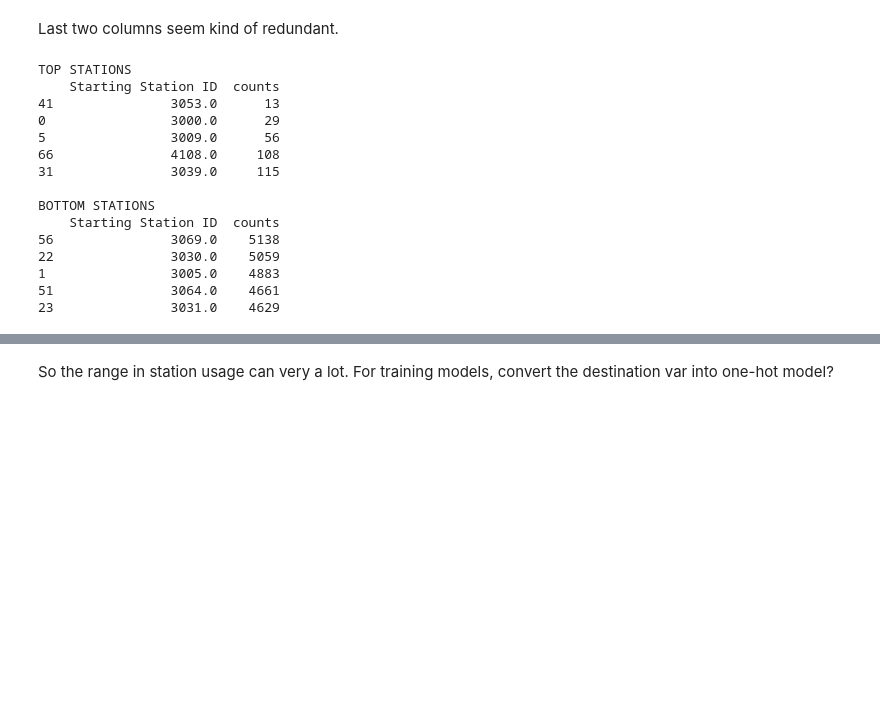
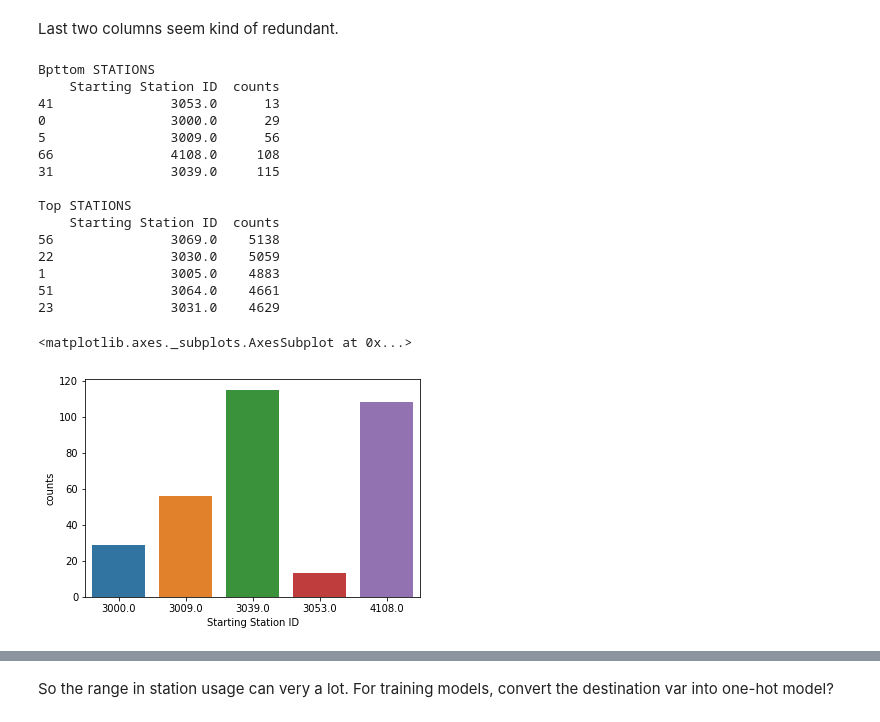
Before and after one commit to gkim98/capital-one-bike-challenge, a Jupyter notebook: bike-share-analysis/ExploratoryAnalysis.ipynb, the cells around one changed output, grey strips where cells are left out. Drawn from its saved outputs; the diff is of its cells as text; code cells hidden in the pictures; blank space fills up the shorter version.

```diff
--- a/bike-share-analysis/ExploratoryAnalysis.ipynb
+++ b/bike-share-analysis/ExploratoryAnalysis.ipynb
@@ -45,13 +45,13 @@ data['Starting Station ID'].nunique()
 Last two columns seem kind of redundant.
 # %%
 station_counts = data.groupby('Starting Station ID').size().reset_index(name="counts")
-print("TOP STATIONS")
+print("Bpttom STATIONS")
 print(station_counts.sort_values('counts', ascending=True).head())
 print()
-print("BOTTOM STATIONS")
+print("Top STATIONS")
 print(station_counts.sort_values('counts', ascending=False).head())
 # %% [output]
-TOP STATIONS
+Bpttom STATIONS
     Starting Station ID  counts
 41               3053.0      13
 0                3000.0      29
@@ -59,10 +59,18 @@ TOP STATIONS
 66               4108.0     108
 31               3039.0     115
 
-BOTTOM STATIONS
+Top STATIONS
     Starting Station ID  counts
 56               3069.0    5138
 22               3030.0    5059
 1                3005.0    4883
 51               3064.0    4661
 23               3031.0    4629
+# %%
+top = station_counts.sort_values('counts', ascending=True).head()
+bottom = station_counts.sort_values('counts', ascending=False).head()
+# %%
+sns.barplot(data=top, x='Starting Station ID', y='counts')
+# %% [output]
+<matplotlib.axes._subplots.AxesSubplot at 0x...>
+[figure, added]
```
Also changed, not shown: parts of 1 cell of this notebook, 12 other files.
